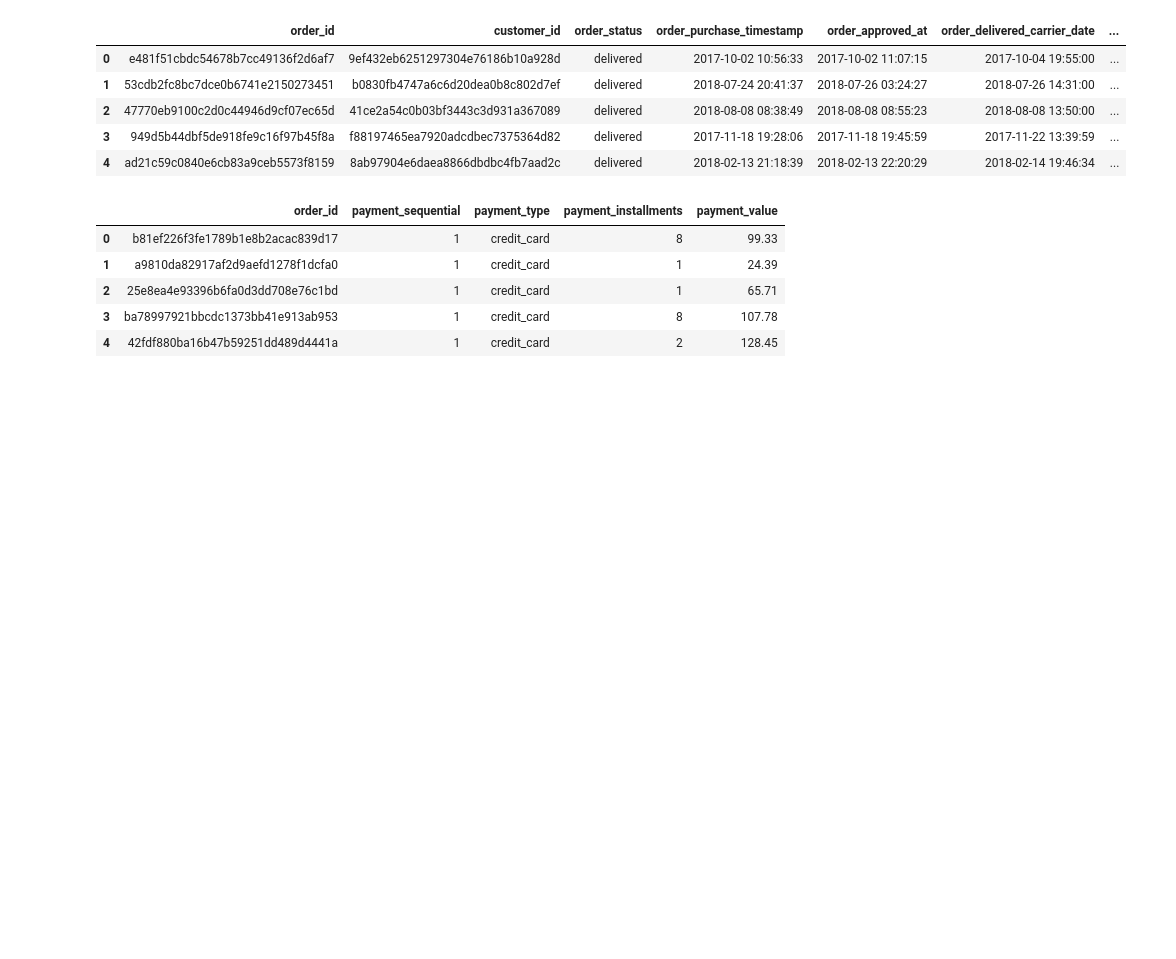
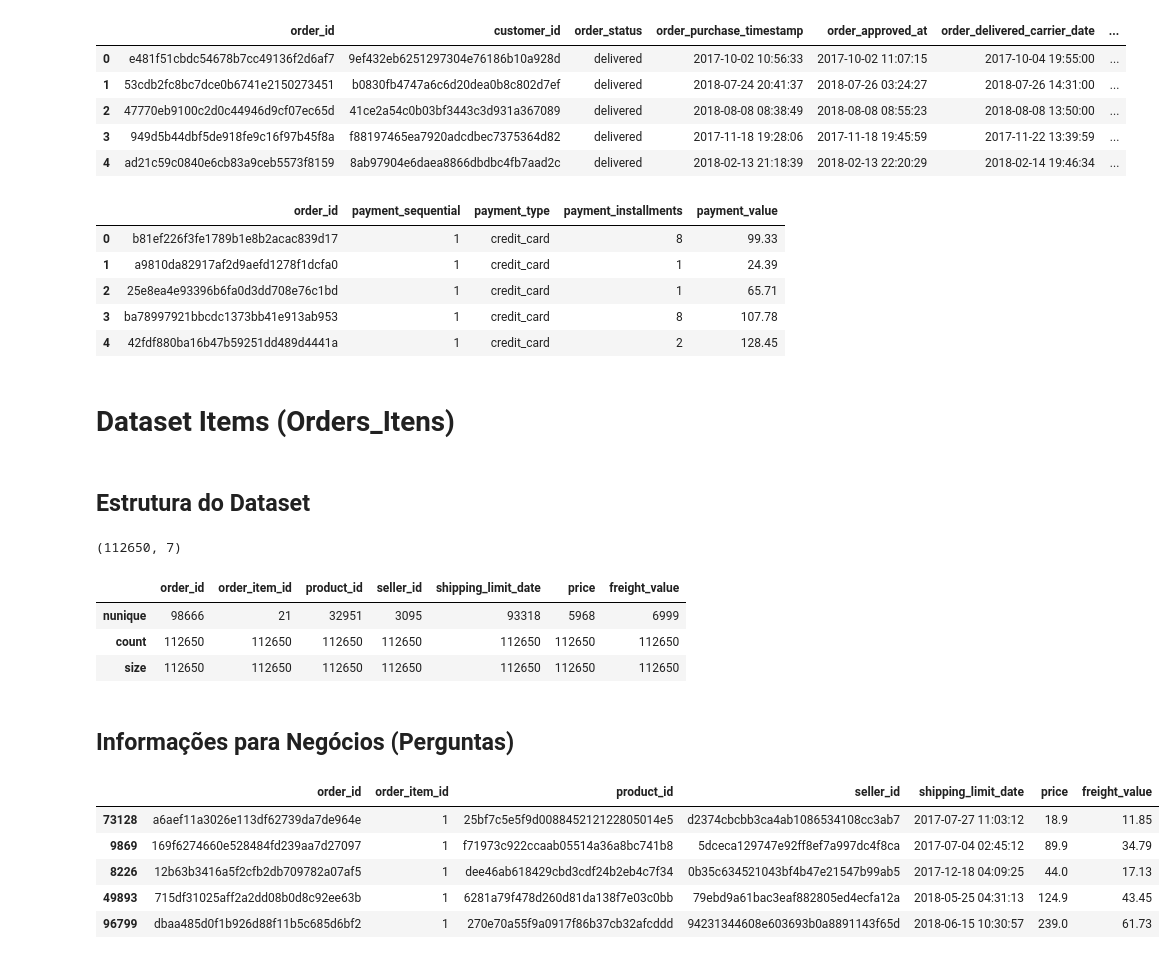
Before and after one commit to vf-fontes/intro-cd, a Jupyter notebook: 20200930_Olist.ipynb, the cells around one changed output. Saved outputs shown, nothing was run; the diff lists cells and outputs as text; code cells hidden in the pictures; blank space fills up the shorter version.

```diff
--- a/20200930_Olist.ipynb
+++ b/20200930_Olist.ipynb
@@ -739,3 +740,29 @@ df_compra_pagamentos.head()
 | 2 | 25e8ea4e93396b6fa0d3dd708e76c1bd | 1 | credit_card | 1 | 65.71 |
 | 3 | ba78997921bbcdc1373bb41e913ab953 | 1 | credit_card | 8 | 107.78 |
 | 4 | 42fdf880ba16b47b59251dd489d4441a | 1 | credit_card | 2 | 128.45 |
+# %% [markdown]
+# Dataset Items (Orders_Itens)
+# %% [markdown]
+## Estrutura do Dataset
+# %%
+df_compra_itens.shape
+# %% [output]
+(112650, 7)
+# %%
+df_compra_itens.agg(['nunique','count','size'])
+# %% [output]
+|  | order_id | order_item_id | product_id | seller_id | shipping_limit_date | price | freight_value |
+| nunique | 98666 | 21 | 32951 | 3095 | 93318 | 5968 | 6999 |
+| count | 112650 | 112650 | 112650 | 112650 | 112650 | 112650 | 112650 |
+| size | 112650 | 112650 | 112650 | 112650 | 112650 | 112650 | 112650 |
+# %% [markdown]
+## Informações para Negócios (Perguntas)
+# %%
+df_compra_itens.sample(5)
+# %% [output]
+|  | order_id | order_item_id | product_id | seller_id | shipping_limit_date | price | freight_value |
+| 73128 | a6aef11a3026e113df62739da7de964e | 1 | 25bf7c5e5f9d008845212122805014e5 | d2374cbcbb3ca4ab1086534108cc3ab7 | 2017-07-27 11:03:12 | 18.9 | 11.85 |
+| 9869 | 169f6274660e528484fd239aa7d27097 | 1 | f71973c922ccaab05514a36a8bc741b8 | 5dceca129747e92ff8ef7a997dc4f8ca | 2017-07-04 02:45:12 | 89.9 | 34.79 |
+| 8226 | 12b63b3416a5f2cfb2db709782a07af5 | 1 | dee46ab618429cbd3cdf24b2eb4c7f34 | 0b35c634521043bf4b47e21547b99ab5 | 2017-12-18 04:09:25 | 44.0 | 17.13 |
+| 49893 | 715df31025aff2a2dd08b0d8c92ee63b | 1 | 6281a79f478d260d81da138f7e03c0bb | 79ebd9a61bac3eaf882805ed4ecfa12a | 2018-05-25 04:31:13 | 124.9 | 43.45 |
+| 96799 | dbaa485d0f1b926d88f11b5c685d6bf2 | 1 | 270e70a55f9a0917f86b37cb32afcddd | 94231344608e603693b0a8891143f65d | 2018-06-15 10:30:57 | 239.0 | 61.73 |
```
Also changed, not shown: parts of 21 cells of this notebook.
